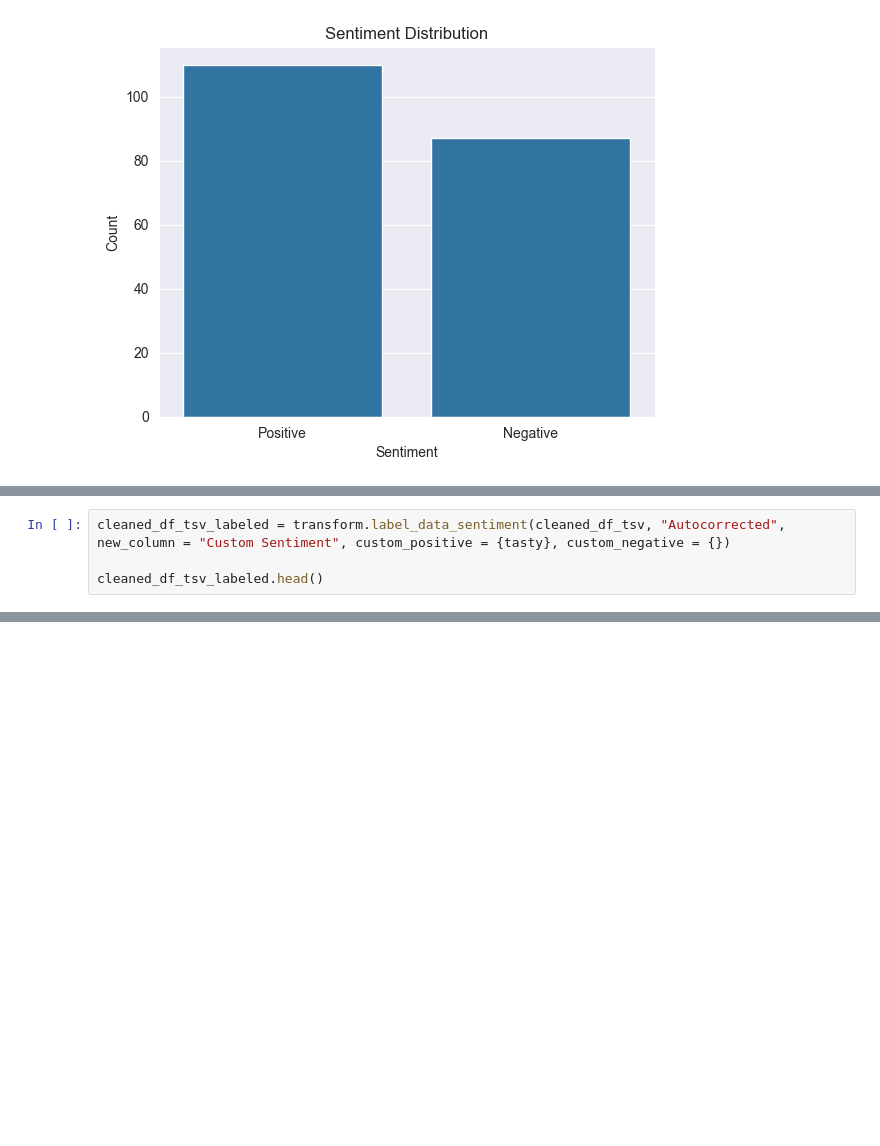
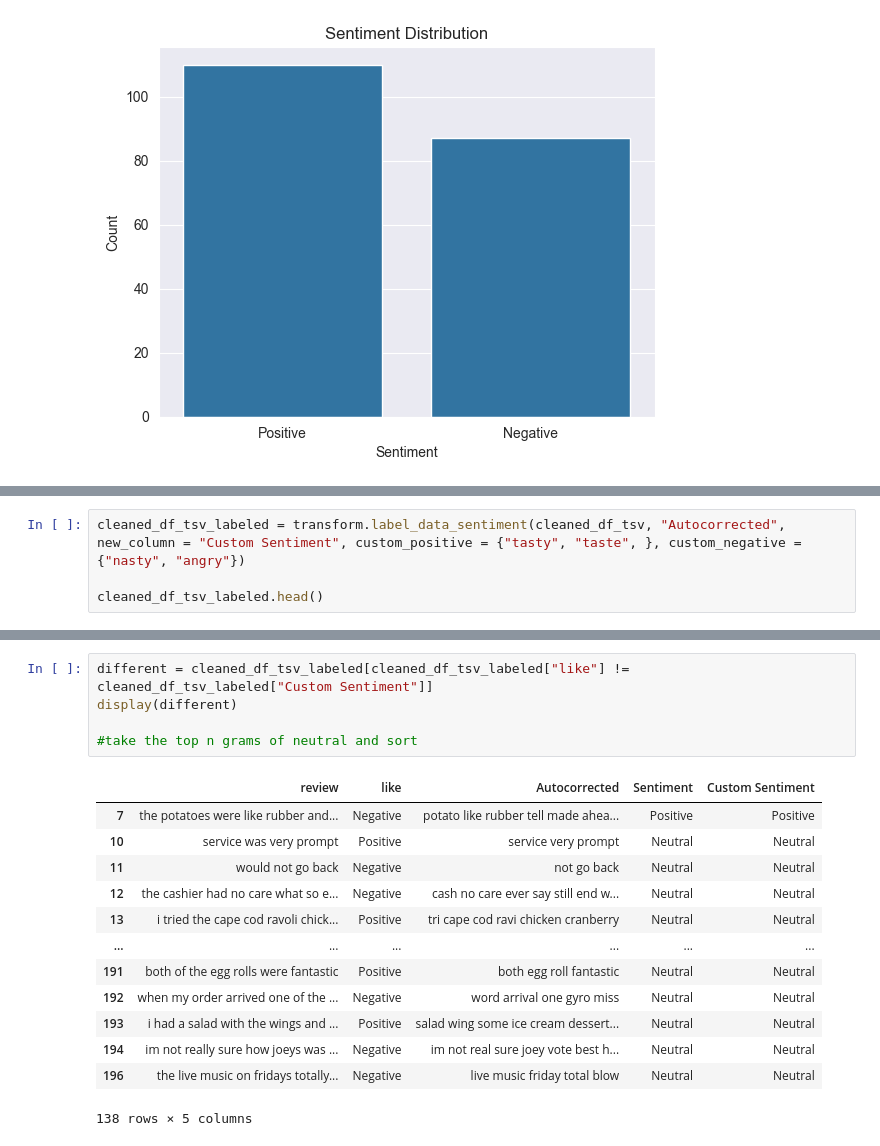
Before and after one commit to Thomas-Kulch/text_data_toolkit, a Jupyter notebook: eda/EDA Restaurant Reviews.ipynb, the cells around one changed output, grey strips where cells are left out. Cells and saved outputs as stored; diff of their text form; blank space fills up the shorter version.

```diff
--- a/eda/EDA Restaurant Reviews.ipynb
+++ b/eda/EDA Restaurant Reviews.ipynb
@@ -257,4 +269,4 @@ KeyError: 'Review Sentiment'
 # %%
-cleaned_df_tsv_labeled = transform.label_data_sentiment(cleaned_df_tsv, "Autocorrected", new_column = "Custom Sentiment", custom_positive = {tasty}, custom_negative = {})
+cleaned_df_tsv_labeled = transform.label_data_sentiment(cleaned_df_tsv, "Autocorrected", new_column = "Custom Sentiment", custom_positive = {"tasty", "taste", }, custom_negative = {"nasty", "angry"})
 
 cleaned_df_tsv_labeled.head()
@@ -260,0 +280,19 @@ cleaned_df_tsv_labeled.head()
+# %%
+different = cleaned_df_tsv_labeled[cleaned_df_tsv_labeled["like"] != cleaned_df_tsv_labeled["Custom Sentiment"]]
+display(different)
+
+#take the top n grams of neutral and sort
+# %% [output]
+|  | review | like | Autocorrected | Sentiment | Custom Sentiment |
+| 7 | the potatoes were like rubber and... | Negative | potato like rubber tell made ahea... | Positive | Positive |
+| 10 | service was very prompt | Positive | service very prompt | Neutral | Neutral |
+| 11 | would not go back | Negative | not go back | Neutral | Neutral |
+| 12 | the cashier had no care what so e... | Negative | cash no care ever say still end w... | Neutral | Neutral |
+| 13 | i tried the cape cod ravoli chick... | Positive | tri cape cod ravi chicken cranberry | Neutral | Neutral |
+| ... | ... | ... | ... | ... | ... |
+| 191 | both of the egg rolls were fantastic | Positive | both egg roll fantastic | Neutral | Neutral |
+| 192 | when my order arrived one of the ... | Negative | word arrival one gyro miss | Neutral | Neutral |
+| 193 | i had a salad with the wings and ... | Positive | salad wing some ice cream dessert... | Neutral | Neutral |
+| 194 | im not really sure how joeys was ... | Negative | im not real sure joey vote best h... | Neutral | Neutral |
+| 196 | the live music on fridays totally... | Negative | live music friday total blow | Neutral | Neutral |
+138 rows × 5 columns
```
Also changed, not shown: parts of 6 cells of this notebook, 1 other file.
